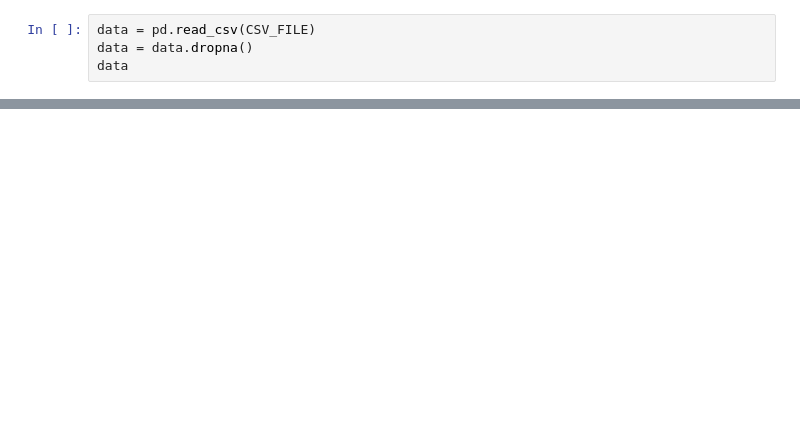
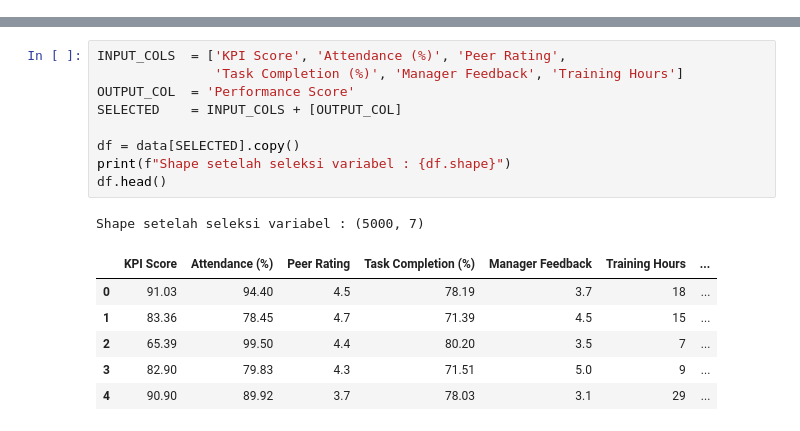
Before and after one commit to EiRanGerZ/Employee-Performance-Rating, a Jupyter notebook: Preprocessing.ipynb, the cells around one changed output, grey strips where cells are left out. Saved outputs shown, nothing was run; the diff lists cells and outputs as text; blank space fills up the shorter version.

```diff
--- a/Preprocessing.ipynb
+++ b/Preprocessing.ipynb
@@ -7,4 +36,0 @@ CSV_FILE = "Employee_Performance_Dataset.csv"
-# %%
-data = pd.read_csv(CSV_FILE)
-data = data.dropna()
-data
@@ -96,0 +54,17 @@ data[cols].corr()
+# %%
+INPUT_COLS  = ['KPI Score', 'Attendance (%)', 'Peer Rating',
+               'Task Completion (%)', 'Manager Feedback', 'Training Hours']
+OUTPUT_COL  = 'Performance Score'
+SELECTED    = INPUT_COLS + [OUTPUT_COL]
+
+df = data[SELECTED].copy()
+print(f"Shape setelah seleksi variabel : {df.shape}")
+df.head()
+# %% [output]
+Shape setelah seleksi variabel : (5000, 7)
+|  | KPI Score | Attendance (%) | Peer Rating | Task Completion (%) | Manager Feedback | Training Hours | ... |
+| 0 | 91.03 | 94.40 | 4.5 | 78.19 | 3.7 | 18 | ... |
+| 1 | 83.36 | 78.45 | 4.7 | 71.39 | 4.5 | 15 | ... |
+| 2 | 65.39 | 99.50 | 4.4 | 80.20 | 3.5 | 7 | ... |
+| 3 | 82.90 | 79.83 | 4.3 | 71.51 | 5.0 | 9 | ... |
+| 4 | 90.90 | 89.92 | 3.7 | 78.03 | 3.1 | 29 | ... |
```
Also changed, not shown: parts of 27 cells of this notebook, 1 other file.
